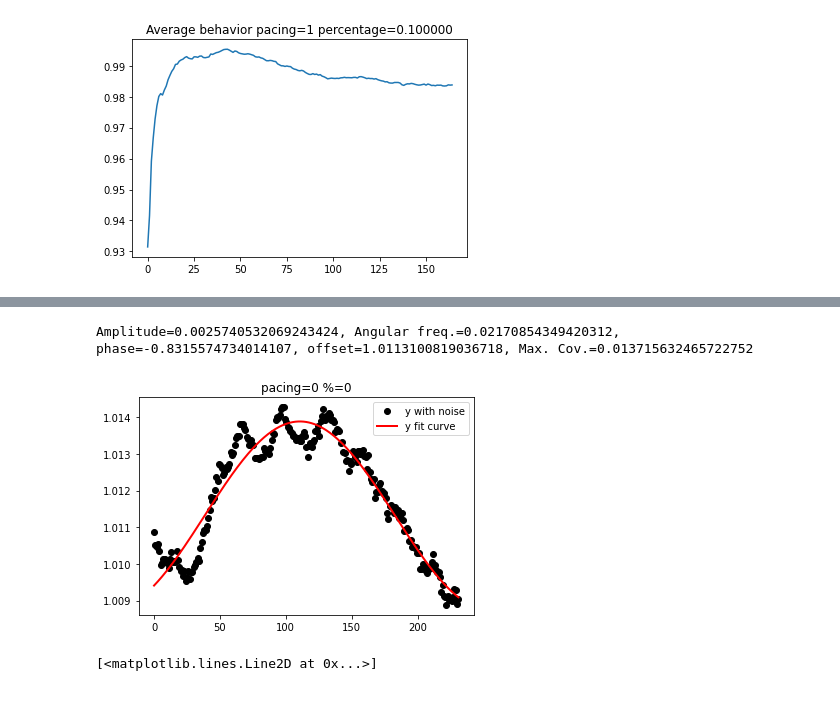
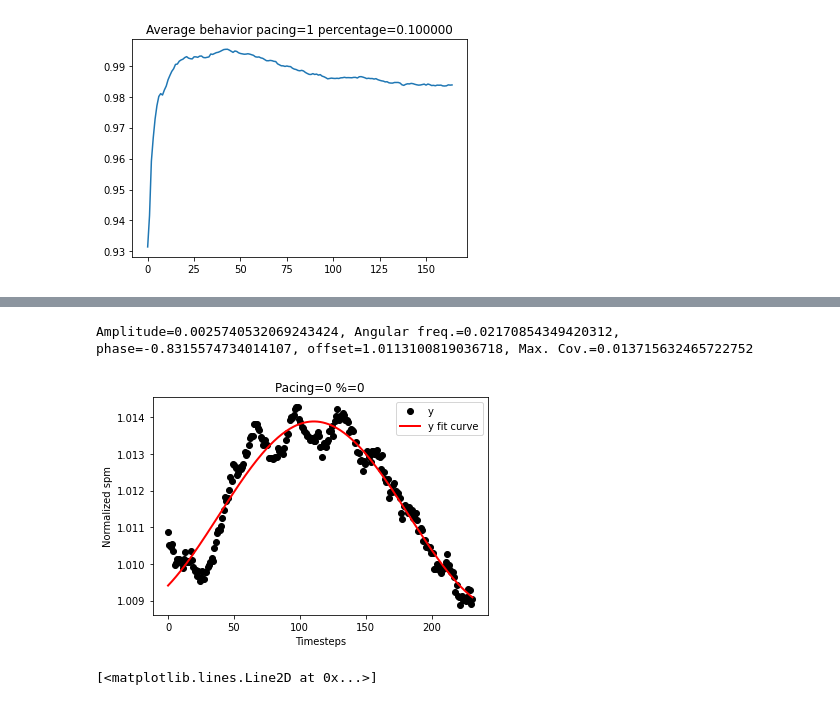
Before and after one commit to jemolano1498/OPPOSD_algorithm, a Jupyter notebook: data_analysis/dataModeling.ipynb, the cells around one changed output, grey strips where cells are left out. Cells and saved outputs as stored; diff of their text form; code cells hidden in the pictures.

```diff
--- a/data_analysis/dataModeling.ipynb
+++ b/data_analysis/dataModeling.ipynb
@@ -390,24 +390,26 @@ def fit_sin(tt, yy):
 # %%
 import pylab as plt
 
 N, amp, omega, phase, offset, noise = len(simulator_.get_average_data(0, 0)), 1., 2., .5, 4., 3
 #N, amp, omega, phase, offset, noise = 50, 1., .4, .5, 4., .2
 #N, amp, omega, phase, offset, noise = 200, 1., 20, .5, 4., 1
 tt = np.linspace(0, N, N)
 yynoise = simulator_.get_average_data(0, 0)
 
 res = fit_sin(tt, yynoise)
 print( "Amplitude=%(amp)s, Angular freq.=%(omega)s, phase=%(phase)s, offset=%(offset)s, Max. Cov.=%(maxcov)s" % res )
 
 plt.plot(tt, yynoise, "ok", label="y")
 plt.plot(tt, res["fitfunc"](tt), "r-", label="y fit curve", linewidth=2)
 # plt.plot(tt, -z[0]*tt + res["fitfunc"](0), "b-", linewidth=3)
-plt.title('pacing=0 %=0')
+plt.xlabel('Timesteps')
+plt.ylabel('Normalized spm')
+plt.title('Pacing=0 %=0')
 plt.legend(loc="best")
 plt.show()
 # %% [output]
 Amplitude=0.0025740532069243424, Angular freq.=0.02170854349420312, phase=-0.8315574734014107, offset=1.0113100819036718, Max. Cov.=0.013715632465722752
-[figure, old version]
+[figure, new version]
 # %%
 N = len(simulator_.get_average_data(0, 0))
 y = simulator_.get_average_data(0, 0)
```
Also changed, not shown: parts of 10 cells of this notebook, 4 other files.
